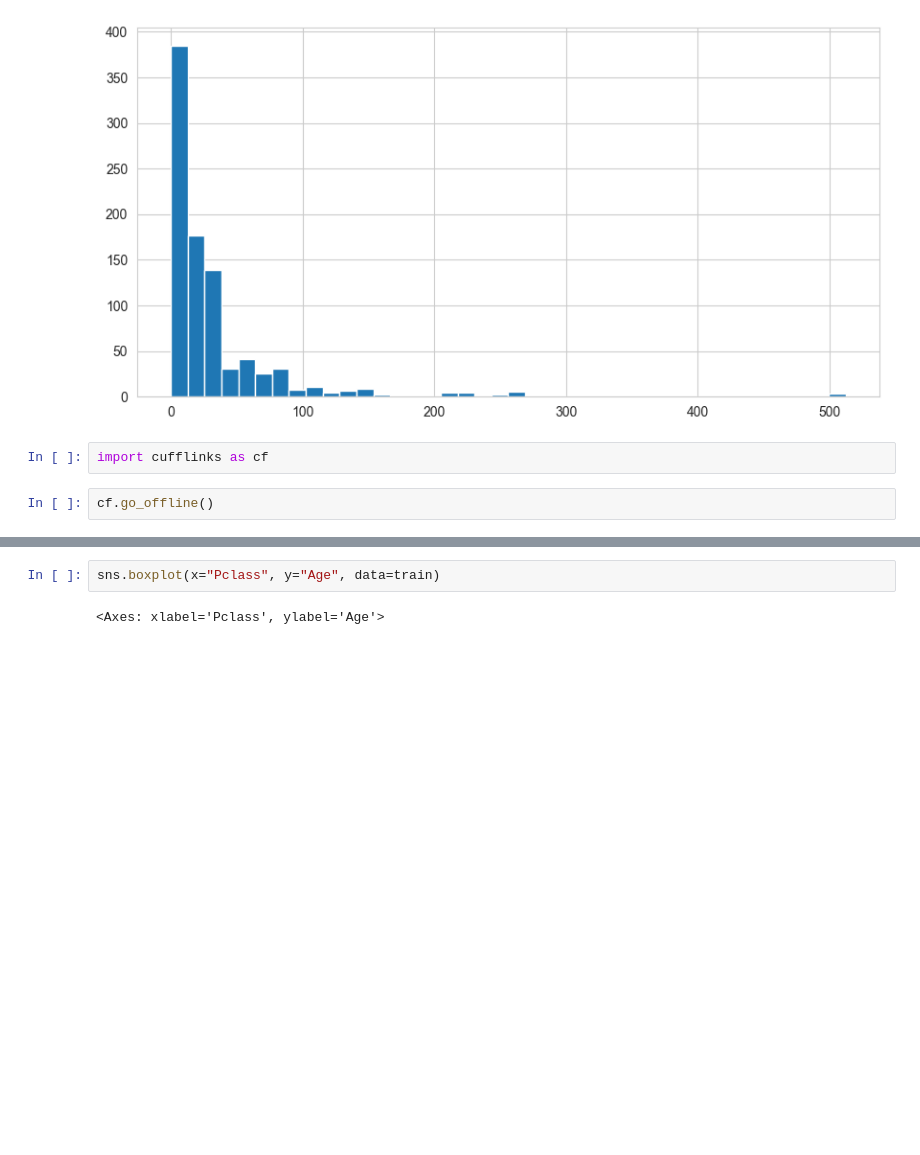
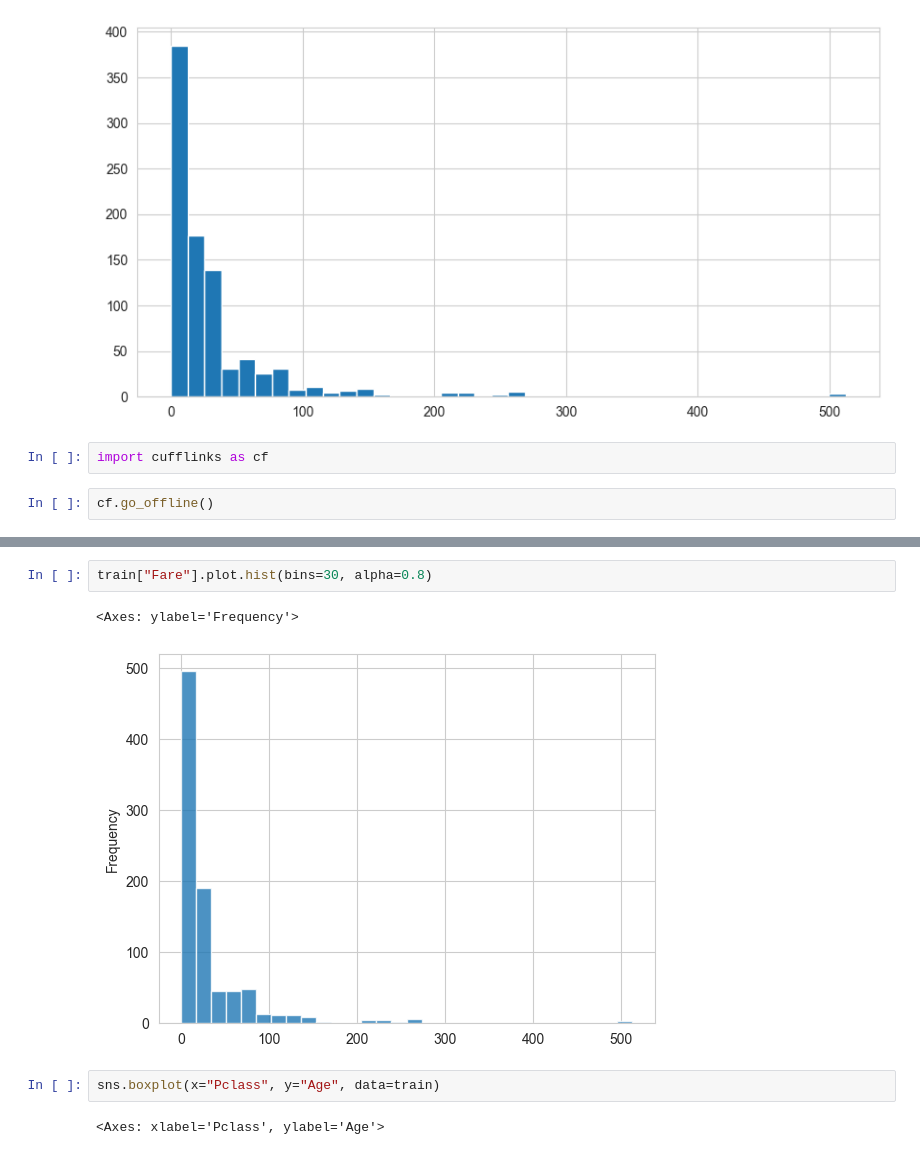
Before and after one commit to deeply-neuronauting/machine-learning-bootcamp, a Jupyter notebook: 01-ML-Algorithms/02-Logistic-Regression.ipynb, the cells around one changed output, grey strips where cells are left out. Cells and saved outputs as stored; diff of their text form; blank space fills up the shorter version.

```diff
--- a/01-ML-Algorithms/02-Logistic-Regression.ipynb
+++ b/01-ML-Algorithms/02-Logistic-Regression.ipynb
@@ -113,3 +123,8 @@ ValueError:
+# %%
+train["Fare"].plot.hist(bins=30, alpha=0.8)
+# %% [output]
+<Axes: ylabel='Frequency'>
+[figure, added]
 # %%
 sns.boxplot(x="Pclass", y="Age", data=train)
 # %% [output]
```
Also changed, not shown: parts of 21 cells of this notebook, 3 other files.
